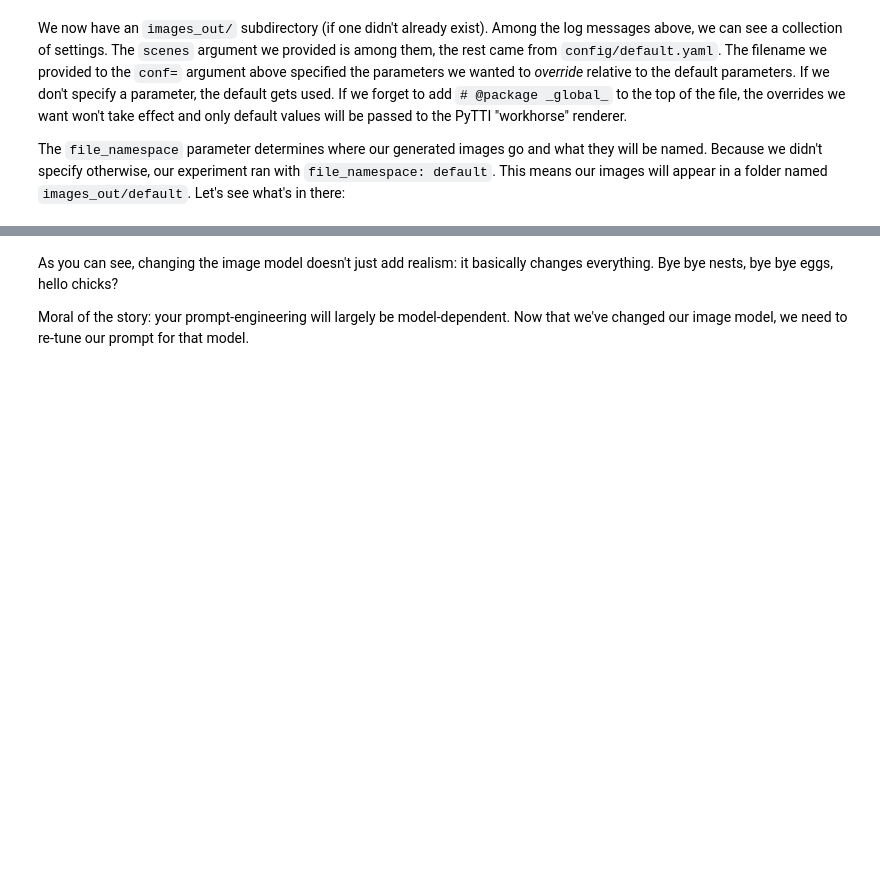
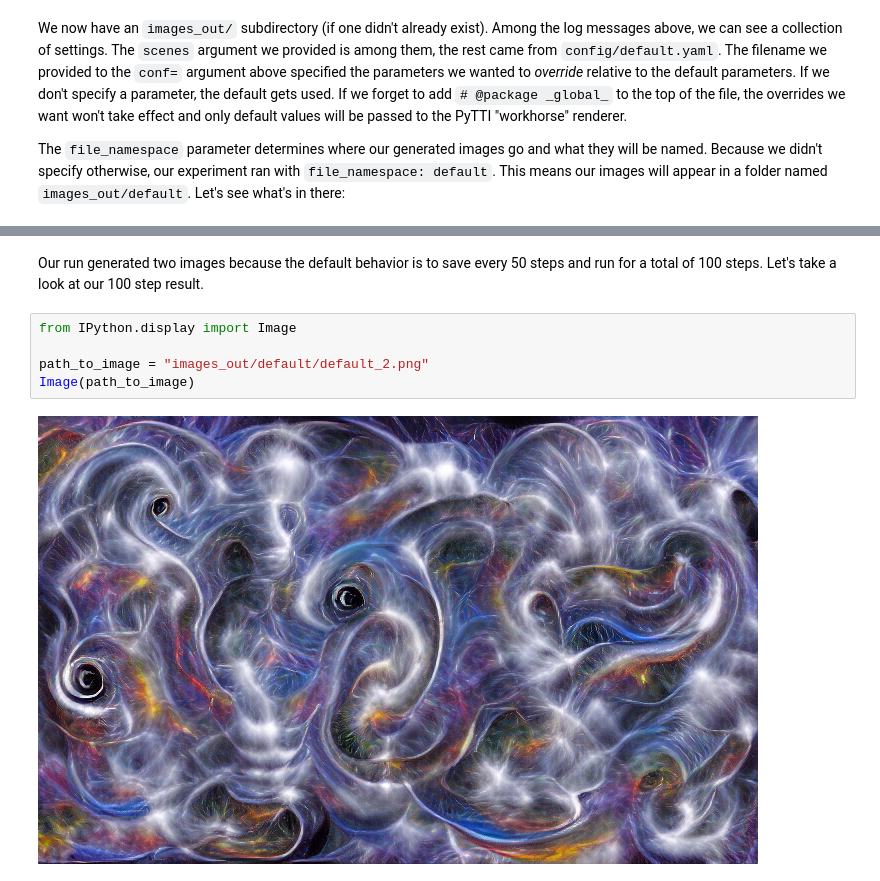
Before and after one commit to pytti-tools/pytti-book, a Jupyter notebook: CrashCourse.ipynb, the cells around one changed output, grey strips where cells are left out. Cells and saved outputs as stored; diff of their text form; blank space fills up the shorter version.

```diff
--- a/CrashCourse.ipynb
+++ b/CrashCourse.ipynb
@@ -188,4 +66,9 @@ Much better! I'm not really feeling the pixel art thing though: let's try switch
-# %% [markdown]
-As you can see, changing the image model doesn't just add realism: it basically changes everything. Bye bye nests, bye bye eggs, hello chicks?
-
-Moral of the story: your prompt-engineering will largely be model-dependent. Now that we've changed our image model, we need to re-tune our prompt for that model.
+# %% [markdown]
+Our run generated two images because the default behavior is to save every 50 steps and run for a total of 100 steps. Let's take a look at our 100 step result.
+# %%
+from IPython.display import Image
+
+path_to_image = "images_out/default/default_2.png"
+Image(path_to_image)
+# %% [output]
+[figure, added]
```
Also changed, not shown: parts of 50 cells of this notebook.
